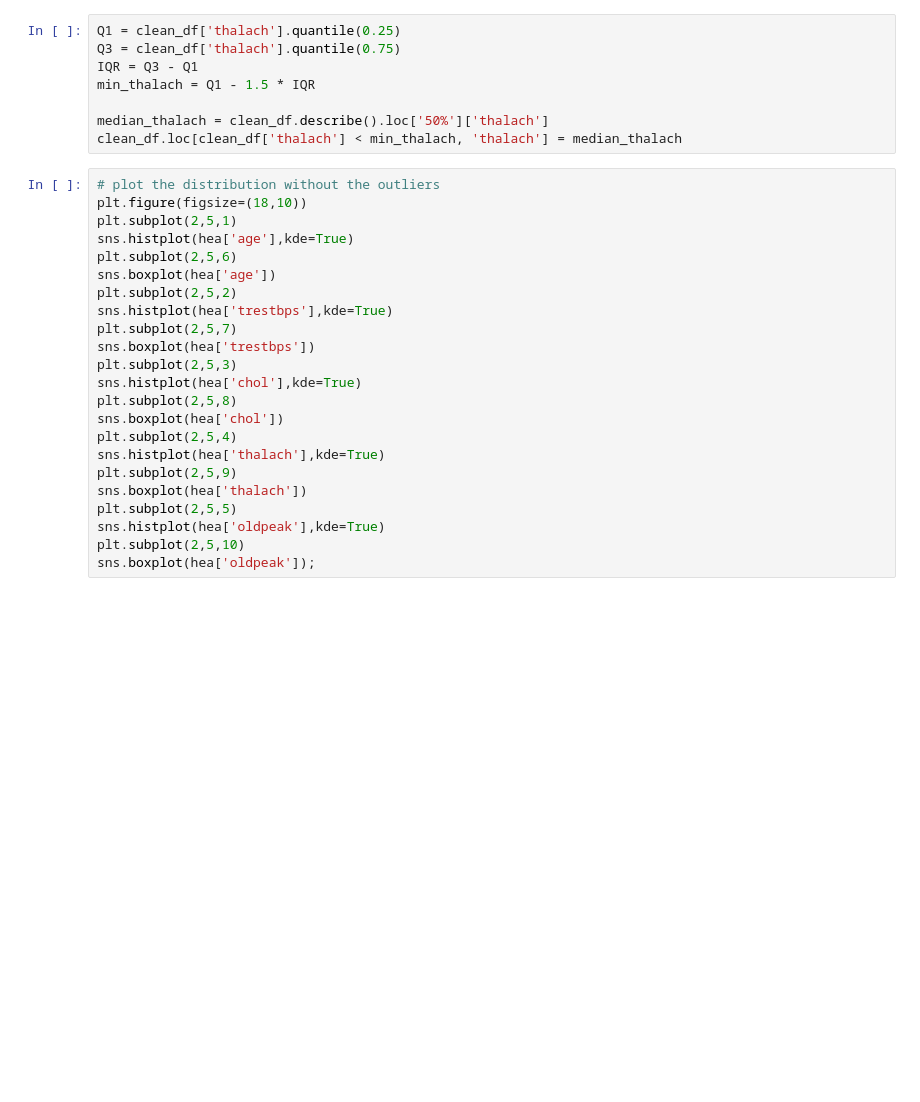
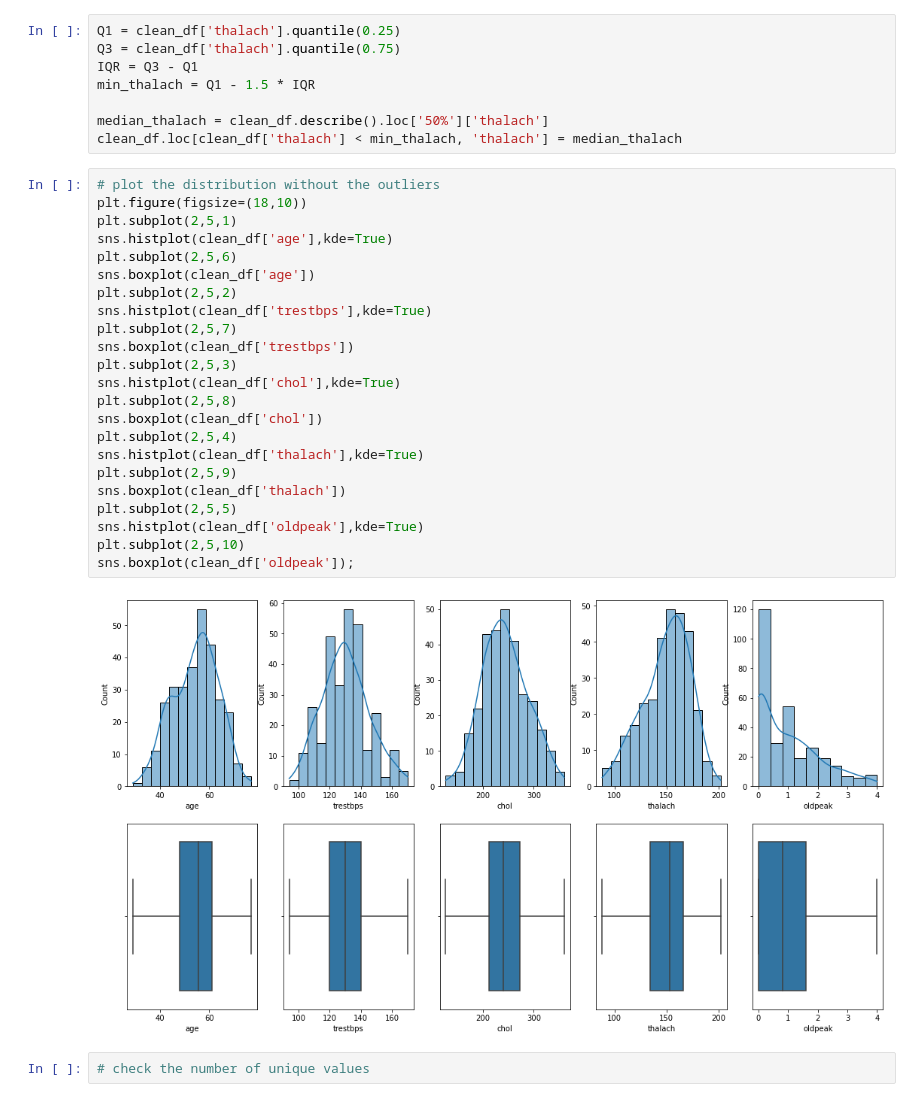
Before and after one commit to LucianPopaLVP/Project-4---Unsupervised-Machine-Learning, a Jupyter notebook: heart_disease_report_unsupervised_learning.ipynb, the cells around one changed output. Cells and saved outputs as stored; diff of their text form; blank space fills up the shorter version.

```diff
--- a/heart_disease_report_unsupervised_learning.ipynb
+++ b/heart_disease_report_unsupervised_learning.ipynb
@@ -340,23 +340,27 @@ clean_df.loc[clean_df['thalach'] < min_thalach, 'thalach'] = median_thalach
 # %%
 # plot the distribution without the outliers
 plt.figure(figsize=(18,10))
 plt.subplot(2,5,1)
-sns.histplot(hea['age'],kde=True)
+sns.histplot(clean_df['age'],kde=True)
 plt.subplot(2,5,6)
-sns.boxplot(hea['age'])
+sns.boxplot(clean_df['age'])
 plt.subplot(2,5,2)
-sns.histplot(hea['trestbps'],kde=True)
+sns.histplot(clean_df['trestbps'],kde=True)
 plt.subplot(2,5,7)
-sns.boxplot(hea['trestbps'])
+sns.boxplot(clean_df['trestbps'])
 plt.subplot(2,5,3)
-sns.histplot(hea['chol'],kde=True)
+sns.histplot(clean_df['chol'],kde=True)
 plt.subplot(2,5,8)
-sns.boxplot(hea['chol'])
+sns.boxplot(clean_df['chol'])
 plt.subplot(2,5,4)
-sns.histplot(hea['thalach'],kde=True)
+sns.histplot(clean_df['thalach'],kde=True)
 plt.subplot(2,5,9)
-sns.boxplot(hea['thalach'])
+sns.boxplot(clean_df['thalach'])
 plt.subplot(2,5,5)
-sns.histplot(hea['oldpeak'],kde=True)
+sns.histplot(clean_df['oldpeak'],kde=True)
 plt.subplot(2,5,10)
-sns.boxplot(hea['oldpeak']);
+sns.boxplot(clean_df['oldpeak']);
+# %% [output]
+[figure, added]
+# %%
+# check the number of unique values
```
